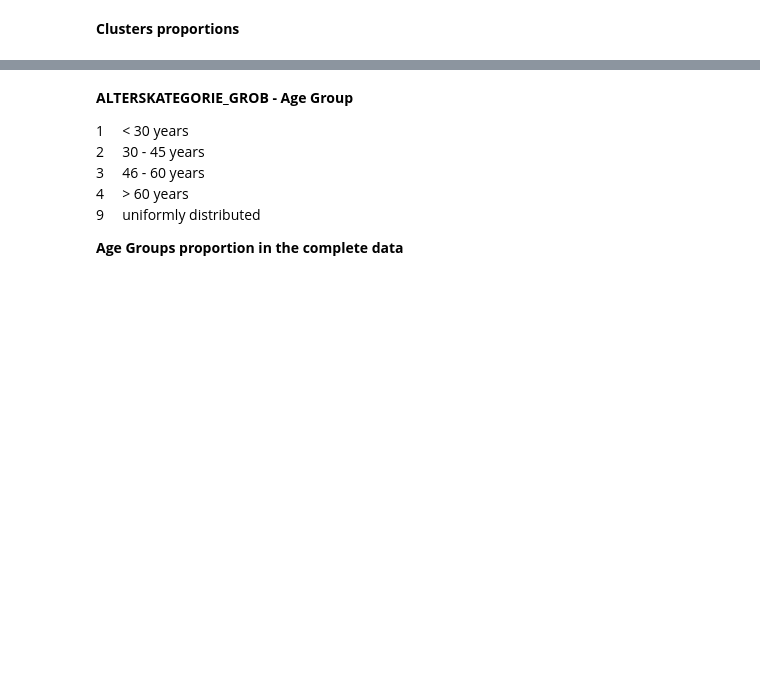
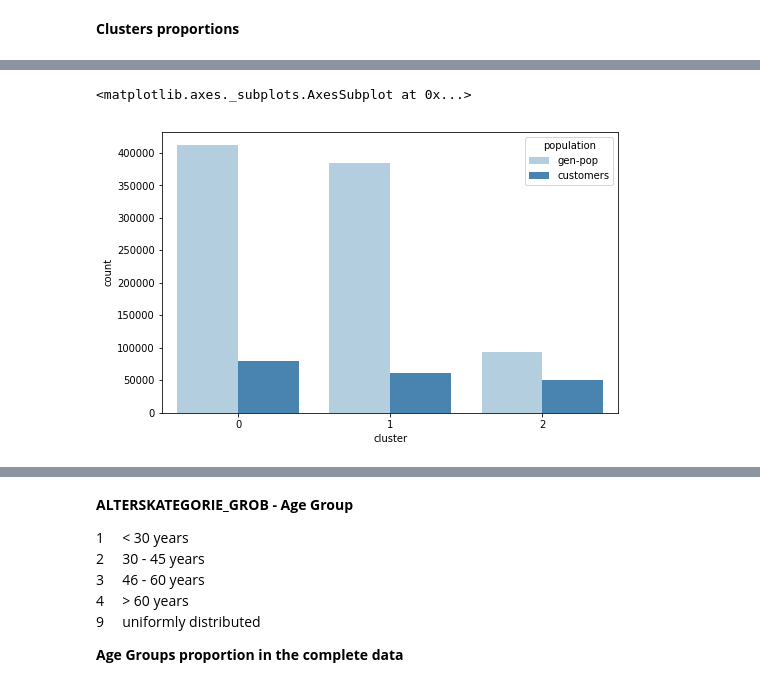
Before and after one commit to keiss01/Udacity, a Jupyter notebook: Arvato Project Workbook.ipynb, the cells around one changed output, grey strips where cells are left out. Saved outputs shown, nothing was run; the diff lists cells and outputs as text; code cells hidden in the pictures; blank space fills up the shorter version.

```diff
--- a/Arvato Project Workbook.ipynb
+++ b/Arvato Project Workbook.ipynb
@@ -547,2 +550,8 @@ cluster
 2    26.096258
 Name: ALTERSKATEGORIE_GROB, dtype: float64
+# %%
+tmp_azdias_clean_sub = azdias_clean_sub.copy()
+tmp_customers_clean_sub = customers_clean_sub.copy()
+tmp_azdias_clean_sub['population'] = 'gen-pop'
+tmp_customers_clean_sub['population'] = 'customers'
+comb_df = tmp_azdias_clean_sub.append(tmp_customers_clean_sub)
@@ -548,0 +575,9 @@ Name: ALTERSKATEGORIE_GROB, dtype: float64
+# %%
+plt.figure(figsize = (18, 30))
+base_color = sb.color_palette()[0]
+
+plt.subplot(5, 2, 1)
+sb.countplot(data=comb_df, x='cluster', hue='population', palette='Blues')
+# %% [output]
+<matplotlib.axes._subplots.AxesSubplot at 0x...>
+[figure, added]
```
Also changed, not shown: parts of 22 cells of this notebook.
